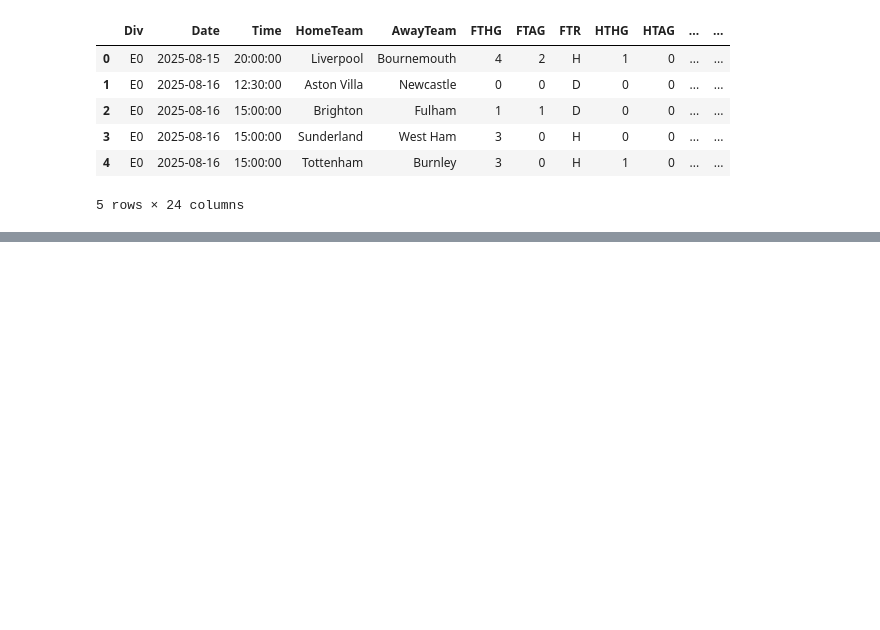
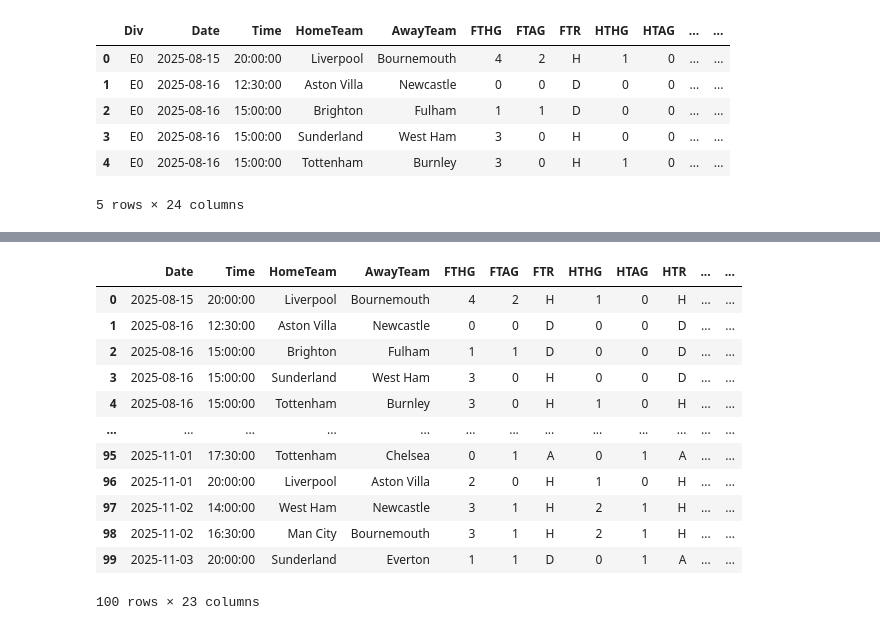
Before and after one commit to programmerNoobMaster/Football-Match-Pred, a Jupyter notebook: main.ipynb, the cells around one changed output, grey strips where cells are left out. Drawn from its saved outputs; the diff is of its cells as text; code cells hidden in the pictures; blank space fills up the shorter version.

```diff
--- a/main.ipynb
+++ b/main.ipynb
@@ -20,0 +42,16 @@ dfn.head()
+# %%
+dfn.drop(['Div'], axis=1)
+# %% [output]
+|  | Date | Time | HomeTeam | AwayTeam | FTHG | FTAG | FTR | HTHG | HTAG | HTR | ... | ... |
+| 0 | 2025-08-15 | 20:00:00 | Liverpool | Bournemouth | 4 | 2 | H | 1 | 0 | H | ... | ... |
+| 1 | 2025-08-16 | 12:30:00 | Aston Villa | Newcastle | 0 | 0 | D | 0 | 0 | D | ... | ... |
+| 2 | 2025-08-16 | 15:00:00 | Brighton | Fulham | 1 | 1 | D | 0 | 0 | D | ... | ... |
+| 3 | 2025-08-16 | 15:00:00 | Sunderland | West Ham | 3 | 0 | H | 0 | 0 | D | ... | ... |
+| 4 | 2025-08-16 | 15:00:00 | Tottenham | Burnley | 3 | 0 | H | 1 | 0 | H | ... | ... |
+| ... | ... | ... | ... | ... | ... | ... | ... | ... | ... | ... | ... | ... |
+| 95 | 2025-11-01 | 17:30:00 | Tottenham | Chelsea | 0 | 1 | A | 0 | 1 | A | ... | ... |
+| 96 | 2025-11-01 | 20:00:00 | Liverpool | Aston Villa | 2 | 0 | H | 1 | 0 | H | ... | ... |
+| 97 | 2025-11-02 | 14:00:00 | West Ham | Newcastle | 3 | 1 | H | 2 | 1 | H | ... | ... |
+| 98 | 2025-11-02 | 16:30:00 | Man City | Bournemouth | 3 | 1 | H | 2 | 1 | H | ... | ... |
+| 99 | 2025-11-03 | 20:00:00 | Sunderland | Everton | 1 | 1 | D | 0 | 1 | A | ... | ... |
+100 rows × 23 columns
```
Also changed, not shown: parts of 8 cells of this notebook.
